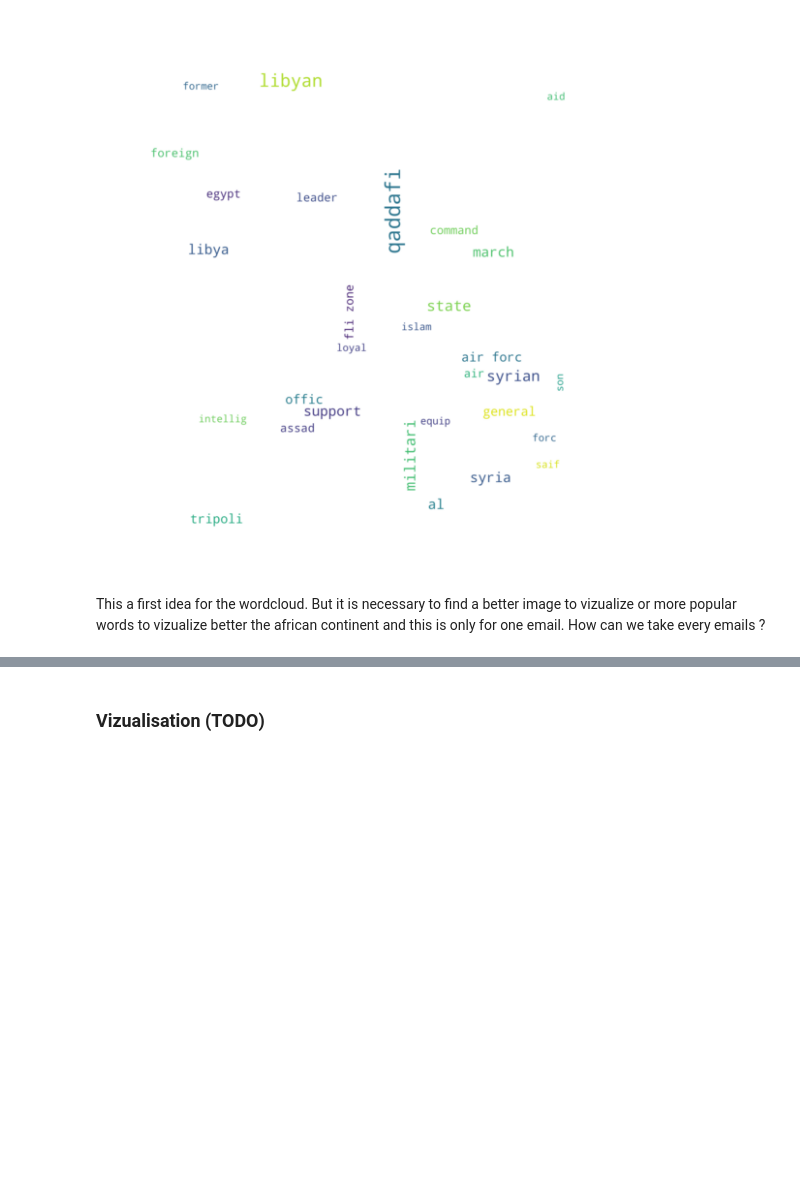
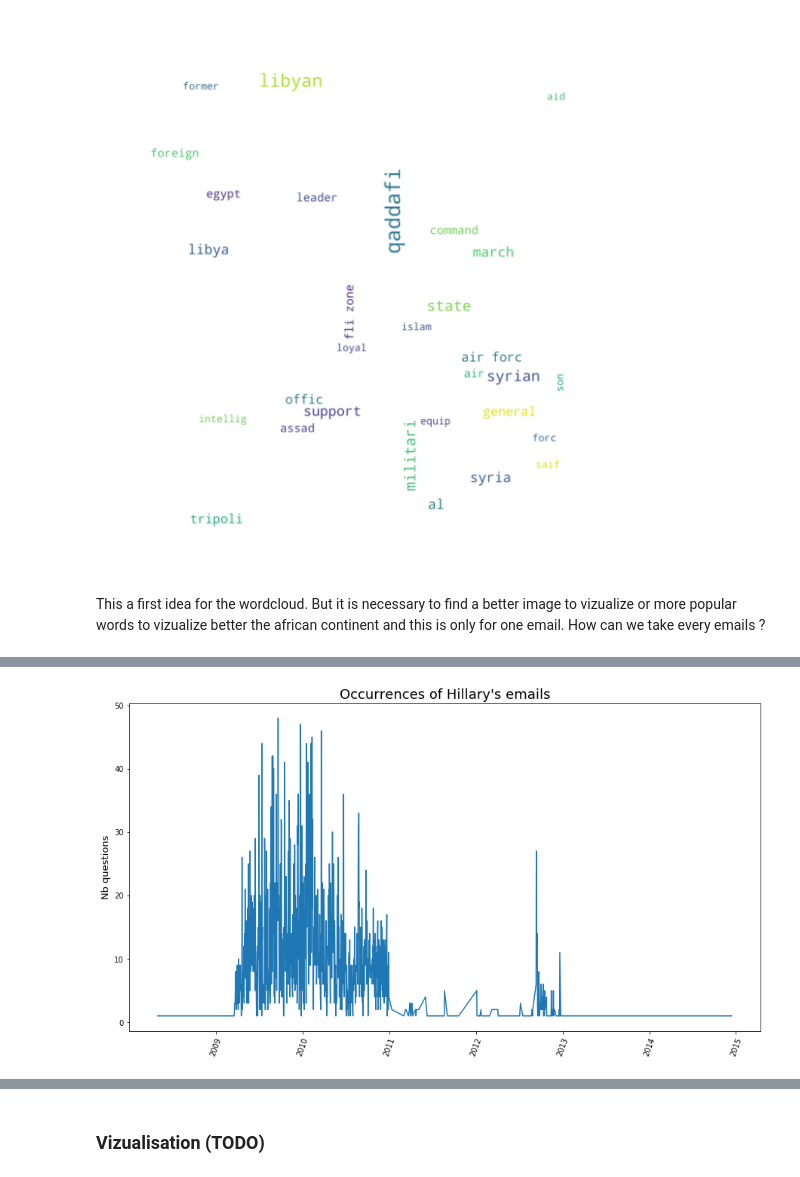
Before and after one commit to KennethThNg/Project, a Jupyter notebook: src/milestone2_ThangVersion.ipynb, the cells around one changed output, grey strips where cells are left out. Drawn from its saved outputs; the diff is of its cells as text; code cells hidden in the pictures; blank space fills up the shorter version.

```diff
--- a/src/milestone2_ThangVersion.ipynb
+++ b/src/milestone2_ThangVersion.ipynb
@@ -458,6 +458,6 @@ useless write completely stupid stuff suck exercise.
 # %%
 # This may take a while...
-emails['content'] = emails.RawText.map(Process.content)
+emails['content'] = emails.RawText.map(lambda txt: Process.content(txt, False))
 # %%
 # testing results manually
 idx = 200
@@ -707,0 +733,20 @@ This a first idea for the wordcloud. But it is necessary to find a better image
+# %%
+emails.MetadataDateSent.dropna(inplace=True)
+# %%
+emails_occurrences= emails.MetadataDateSent.apply(lambda x: datetime.strptime(x[:10], '%Y-%m-%d'))
+# %%
+from collections import Counter
+emails_occurences=pd.DataFrame.from_dict(Counter(emails_occurrences), orient='index').reset_index()
+emails_occurences.columns = ['date', 'total_sent']
+emails_occurences.sort_values(by=['date'], inplace=True)
+emails_occurences.set_index('date', inplace=True)
+# %%
+plt.figure(figsize=(15,8))
+plt.plot(emails_occurences)
+plt.xticks(rotation=70)
+plt.title('Occurrences of Hillary\'s emails', size=18)
+#plt.xlabel('Time ranges from ' + date_oldest + ' to ' + date_newest, size=13)
+plt.ylabel('Nb questions', size=13)
+plt.show()
+# %% [output]
+[figure, added]
```
Also changed, not shown: parts of 18 cells of this notebook.
